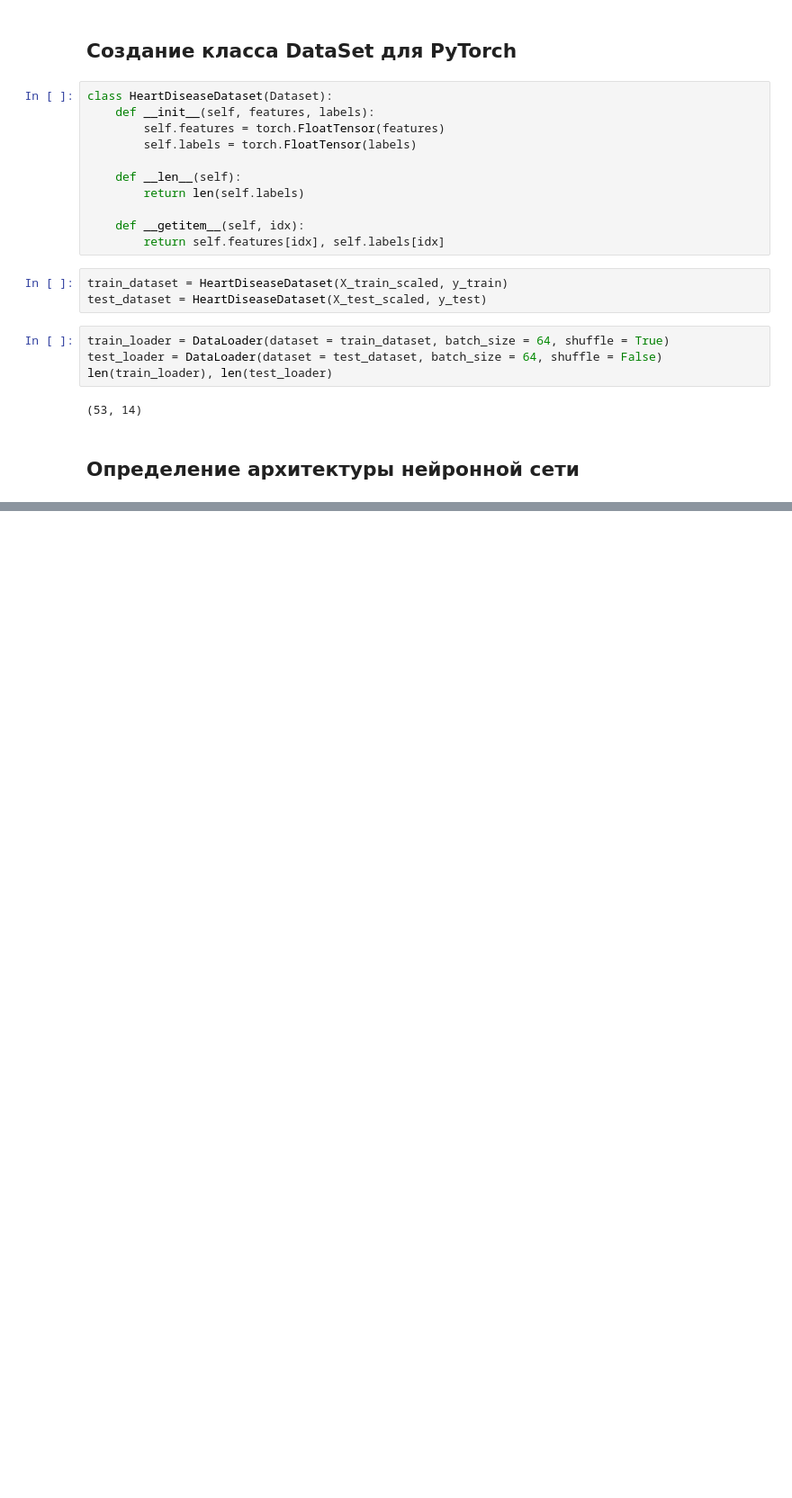
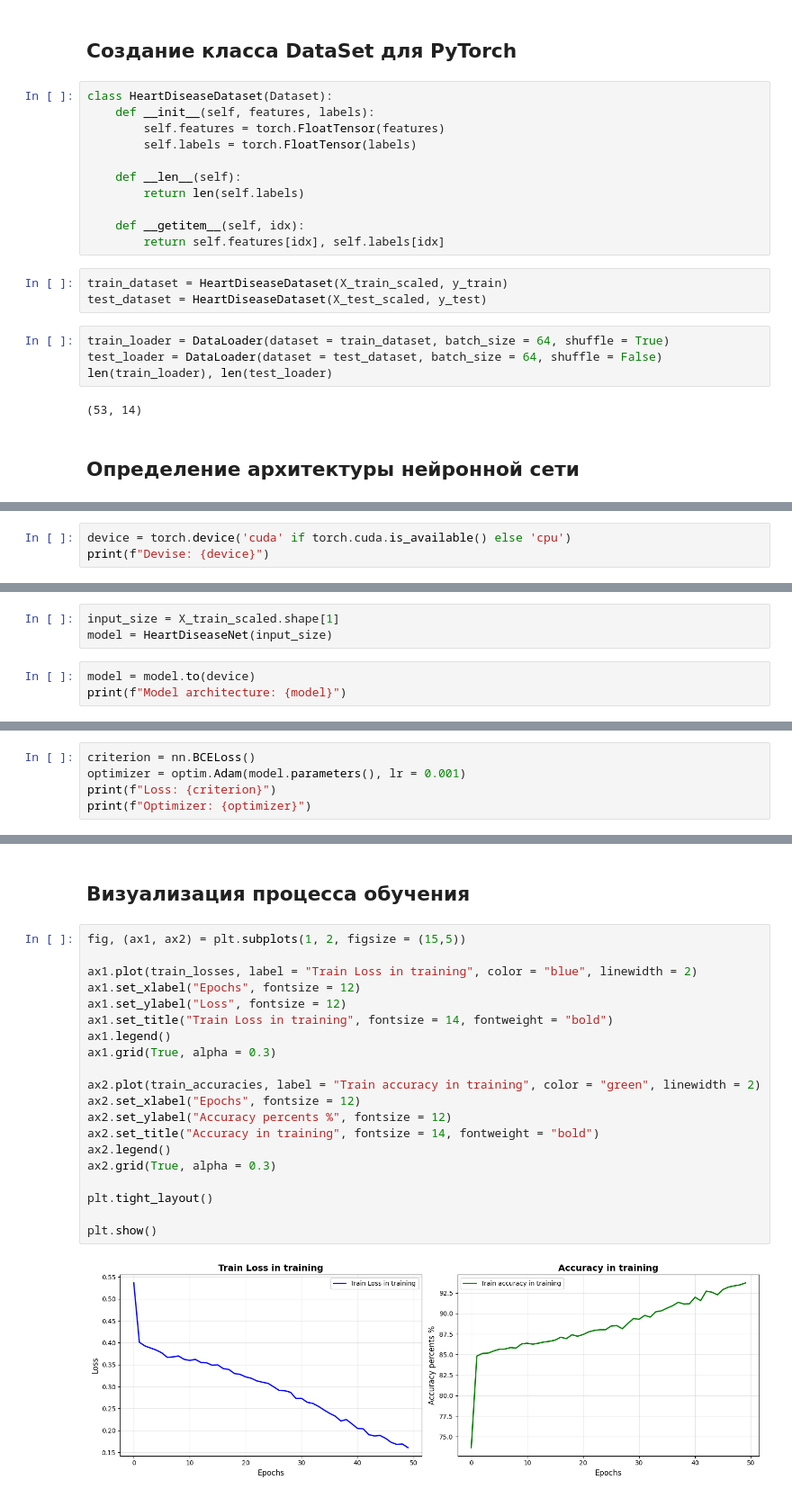
Before and after one commit to Zamanof/AI-FSDE_1_24_3_ru, a Jupyter notebook: AI 14/AI 14. Heart disease Prediction.ipynb, the cells around one changed output, grey strips where cells are left out. Shown at 90% size. Saved outputs shown, nothing was run; the diff lists cells and outputs as text; blank space fills up the shorter version.

```diff
--- a/AI 14/AI 14. Heart disease Prediction.ipynb
+++ b/AI 14/AI 14. Heart disease Prediction.ipynb
@@ -234,3 +236,6 @@ class HeartDiseaseNet(nn.Module):
         x = self.sigmoid(x)
 
         return x
+# %%
+device = torch.device('cuda' if torch.cuda.is_available() else 'cpu')
+print(f"Devise: {device}")
@@ -236,0 +244,6 @@ class HeartDiseaseNet(nn.Module):
+# %%
+input_size = X_train_scaled.shape[1]
+model = HeartDiseaseNet(input_size)
+# %%
+model = model.to(device)
+print(f"Model architecture: {model}")
@@ -236,0 +269,5 @@ class HeartDiseaseNet(nn.Module):
+# %%
+criterion = nn.BCELoss()
+optimizer = optim.Adam(model.parameters(), lr = 0.001)
+print(f"Loss: {criterion}")
+print(f"Optimizer: {optimizer}")
@@ -236,0 +481,24 @@ class HeartDiseaseNet(nn.Module):
+# %% [markdown]
+## Визуализация процесса обучения
+# %%
+fig, (ax1, ax2) = plt.subplots(1, 2, figsize = (15,5))
+
+ax1.plot(train_losses, label = "Train Loss in training", color = "blue", linewidth = 2)
+ax1.set_xlabel("Epochs", fontsize = 12)
+ax1.set_ylabel("Loss", fontsize = 12)
+ax1.set_title("Train Loss in training", fontsize = 14, fontweight = "bold")
+ax1.legend()
+ax1.grid(True, alpha = 0.3)
+
+ax2.plot(train_accuracies, label = "Train accuracy in training", color = "green", linewidth = 2)
+ax2.set_xlabel("Epochs", fontsize = 12)
+ax2.set_ylabel("Accuracy percents %", fontsize = 12)
+ax2.set_title("Accuracy in training", fontsize = 14, fontweight = "bold")
+ax2.legend()
+ax2.grid(True, alpha = 0.3)
+
+plt.tight_layout()
+
+plt.show()
+# %% [output]
+[figure, added]
```
Also changed, not shown: parts of 15 cells of this notebook, 1 other file.
